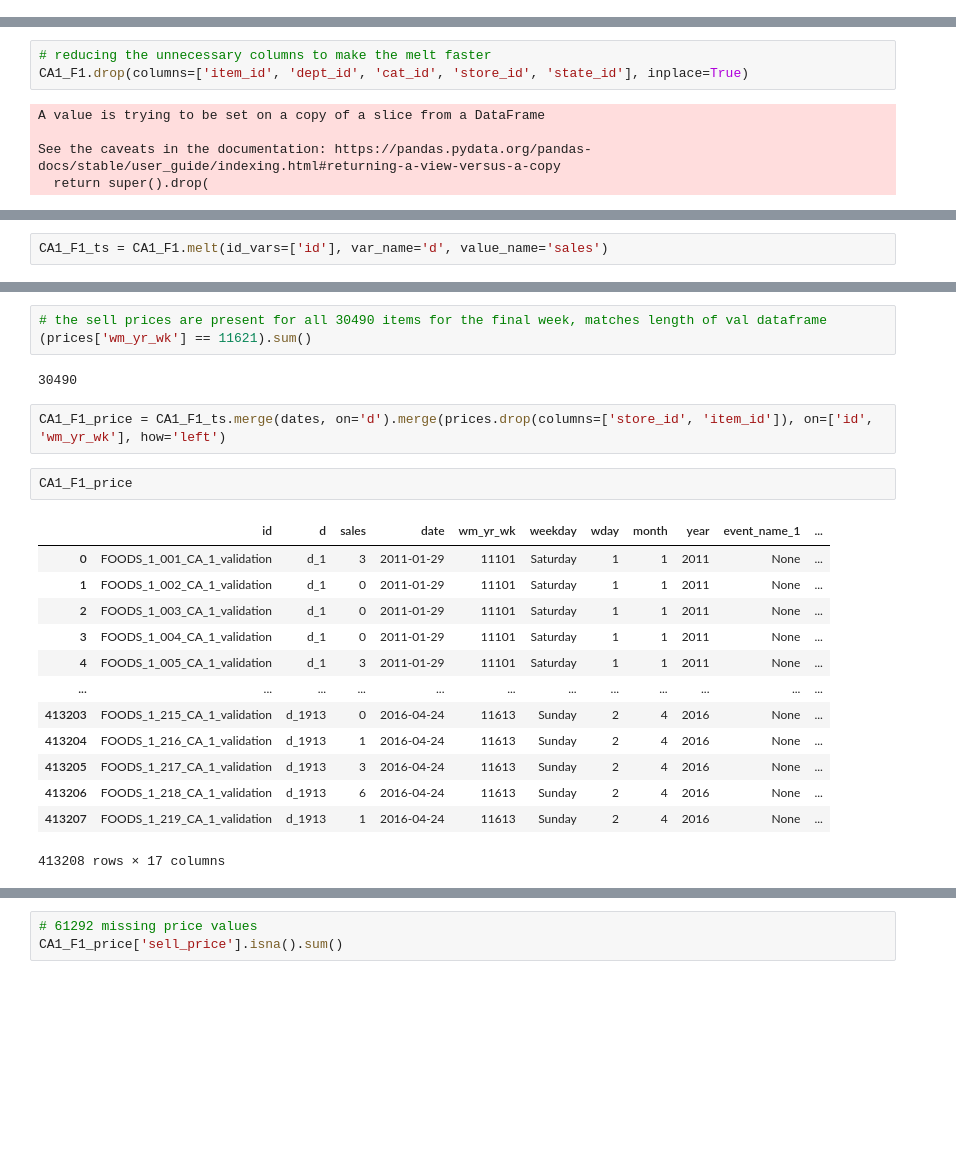
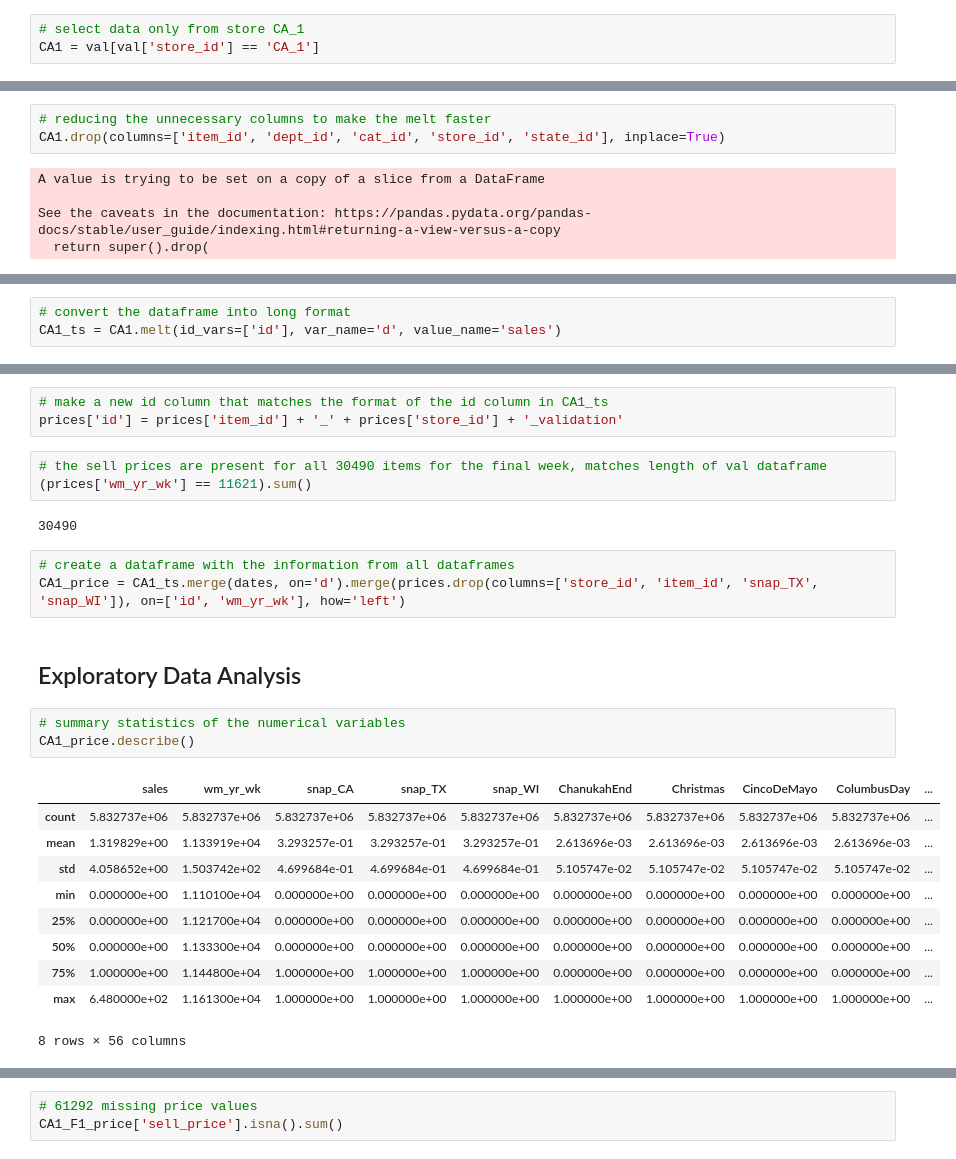
Before and after one commit to twood2015/Flatiron_Capstone, a Jupyter notebook: Working Notebooks/SquareOne.ipynb, the cells around one changed output, grey strips where cells are left out. Cells and saved outputs as stored; diff of their text form; blank space fills up the shorter version.

```diff
--- a/Working Notebooks/SquareOne.ipynb
+++ b/Working Notebooks/SquareOne.ipynb
@@ -54 +88,4 @@ val
+# %%
+# select data only from store CA_1
+CA1 = val[val['store_id'] == 'CA_1']
 # %%
@@ -56,6 +94,6 @@ CA1_F1 = val[(val['store_id'] == 'CA_1')&(val['dept_id'] == 'FOODS_1')]
 # %%
 # reducing the unnecessary columns to make the melt faster
-CA1_F1.drop(columns=['item_id', 'dept_id', 'cat_id', 'store_id', 'state_id'], inplace=True)
+CA1.drop(columns=['item_id', 'dept_id', 'cat_id', 'store_id', 'state_id'], inplace=True)
 # %% [output]
 A value is trying to be set on a copy of a slice from a DataFrame
 
@@ -66,3 +105,4 @@ items = CA1_F1['id'].unique()
 # %%
-CA1_F1_ts = CA1_F1.melt(id_vars=['id'], var_name='d', value_name='sales')
+# convert the dataframe into long format
+CA1_ts = CA1.melt(id_vars=['id'], var_name='d', value_name='sales')
 # %%
@@ -79,23 +111,27 @@ prices
+# %%
+# make a new id column that matches the format of the id column in CA1_ts
+prices['id'] = prices['item_id'] + '_' + prices['store_id'] + '_validation'
 # %%
 # the sell prices are present for all 30490 items for the final week, matches length of val dataframe
 (prices['wm_yr_wk'] == 11621).sum()
 # %% [output]
 30490
 # %%
-CA1_F1_price = CA1_F1_ts.merge(dates, on='d').merge(prices.drop(columns=['store_id', 'item_id']), on=['id', 'wm_yr_wk'], how='left')
+# create a dataframe with the information from all dataframes
+CA1_price = CA1_ts.merge(dates, on='d').merge(prices.drop(columns=['store_id', 'item_id', 'snap_TX', 'snap_WI']), on=['id', 'wm_yr_wk'], how='left')
-# %%
-CA1_F1_price
-# %% [output]
-|  | id | d | sales | date | wm_yr_wk | weekday | wday | month | year | event_name_1 | ... |
-| 0 | FOODS_1_001_CA_1_validation | d_1 | 3 | 2011-01-29 | 11101 | Saturday | 1 | 1 | 2011 | None | ... |
-| 1 | FOODS_1_002_CA_1_validation | d_1 | 0 | 2011-01-29 | 11101 | Saturday | 1 | 1 | 2011 | None | ... |
-| 2 | FOODS_1_003_CA_1_validation | d_1 | 0 | 2011-01-29 | 11101 | Saturday | 1 | 1 | 2011 | None | ... |
-| 3 | FOODS_1_004_CA_1_validation | d_1 | 0 | 2011-01-29 | 11101 | Saturday | 1 | 1 | 2011 | None | ... |
-| 4 | FOODS_1_005_CA_1_validation | d_1 | 3 | 2011-01-29 | 11101 | Saturday | 1 | 1 | 2011 | None | ... |
-| ... | ... | ... | ... | ... | ... | ... | ... | ... | ... | ... | ... |
-| 413203 | FOODS_1_215_CA_1_validation | d_1913 | 0 | 2016-04-24 | 11613 | Sunday | 2 | 4 | 2016 | None | ... |
-| 413204 | FOODS_1_216_CA_1_validation | d_1913 | 1 | 2016-04-24 | 11613 | Sunday | 2 | 4 | 2016 | None | ... |
-| 413205 | FOODS_1_217_CA_1_validation | d_1913 | 3 | 2016-04-24 | 11613 | Sunday | 2 | 4 | 2016 | None | ... |
-| 413206 | FOODS_1_218_CA_1_validation | d_1913 | 6 | 2016-04-24 | 11613 | Sunday | 2 | 4 | 2016 | None | ... |
-| 413207 | FOODS_1_219_CA_1_validation | d_1913 | 1 | 2016-04-24 | 11613 | Sunday | 2 | 4 | 2016 | None | ... |
-413208 rows × 17 columns
+# %% [markdown]
+## Exploratory Data Analysis
+# %%
+# summary statistics of the numerical variables
+CA1_price.describe()
+# %% [output]
+|  | sales | wm_yr_wk | snap_CA | snap_TX | snap_WI | ChanukahEnd | Christmas | CincoDeMayo | ColumbusDay | ... |
+| count | 5.832737e+06 | 5.832737e+06 | 5.832737e+06 | 5.832737e+06 | 5.832737e+06 | 5.832737e+06 | 5.832737e+06 | 5.832737e+06 | 5.832737e+06 | ... |
+| mean | 1.319829e+00 | 1.133919e+04 | 3.293257e-01 | 3.293257e-01 | 3.293257e-01 | 2.613696e-03 | 2.613696e-03 | 2.613696e-03 | 2.613696e-03 | ... |
+| std | 4.058652e+00 | 1.503742e+02 | 4.699684e-01 | 4.699684e-01 | 4.699684e-01 | 5.105747e-02 | 5.105747e-02 | 5.105747e-02 | 5.105747e-02 | ... |
+| min | 0.000000e+00 | 1.110100e+04 | 0.000000e+00 | 0.000000e+00 | 0.000000e+00 | 0.000000e+00 | 0.000000e+00 | 0.000000e+00 | 0.000000e+00 | ... |
+| 25% | 0.000000e+00 | 1.121700e+04 | 0.000000e+00 | 0.000000e+00 | 0.000000e+00 | 0.000000e+00 | 0.000000e+00 | 0.000000e+00 | 0.000000e+00 | ... |
+| 50% | 0.000000e+00 | 1.133300e+04 | 0.000000e+00 | 0.000000e+00 | 0.000000e+00 | 0.000000e+00 | 0.000000e+00 | 0.000000e+00 | 0.000000e+00 | ... |
+| 75% | 1.000000e+00 | 1.144800e+04 | 1.000000e+00 | 1.000000e+00 | 1.000000e+00 | 0.000000e+00 | 0.000000e+00 | 0.000000e+00 | 0.000000e+00 | ... |
+| max | 6.480000e+02 | 1.161300e+04 | 1.000000e+00 | 1.000000e+00 | 1.000000e+00 | 1.000000e+00 | 1.000000e+00 | 1.000000e+00 | 1.000000e+00 | ... |
+8 rows × 56 columns
```
Also changed, not shown: parts of 194 cells of this notebook.
